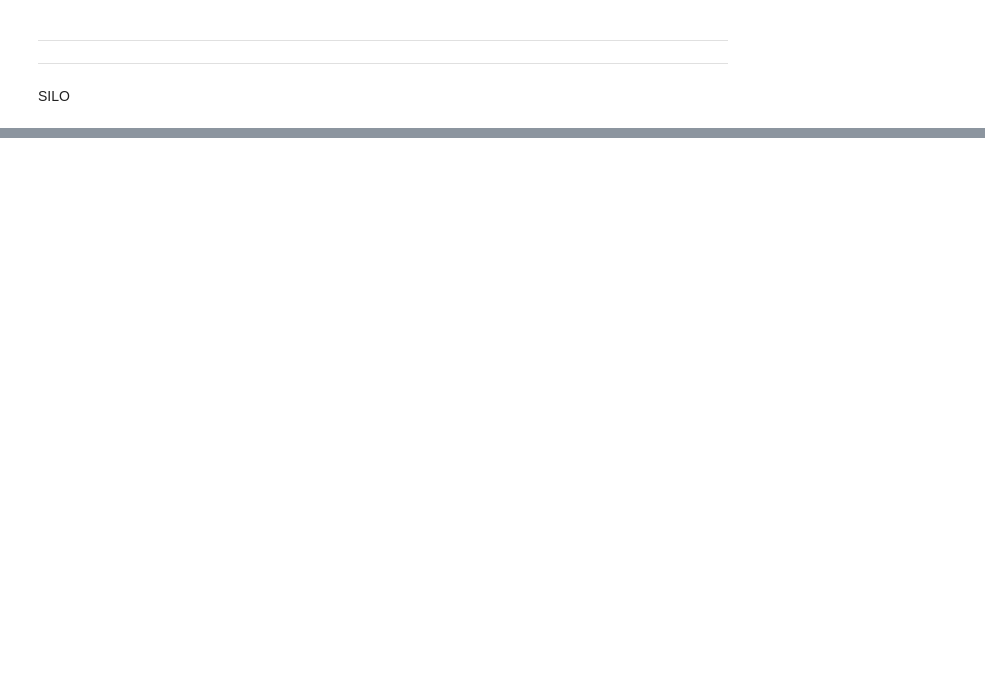
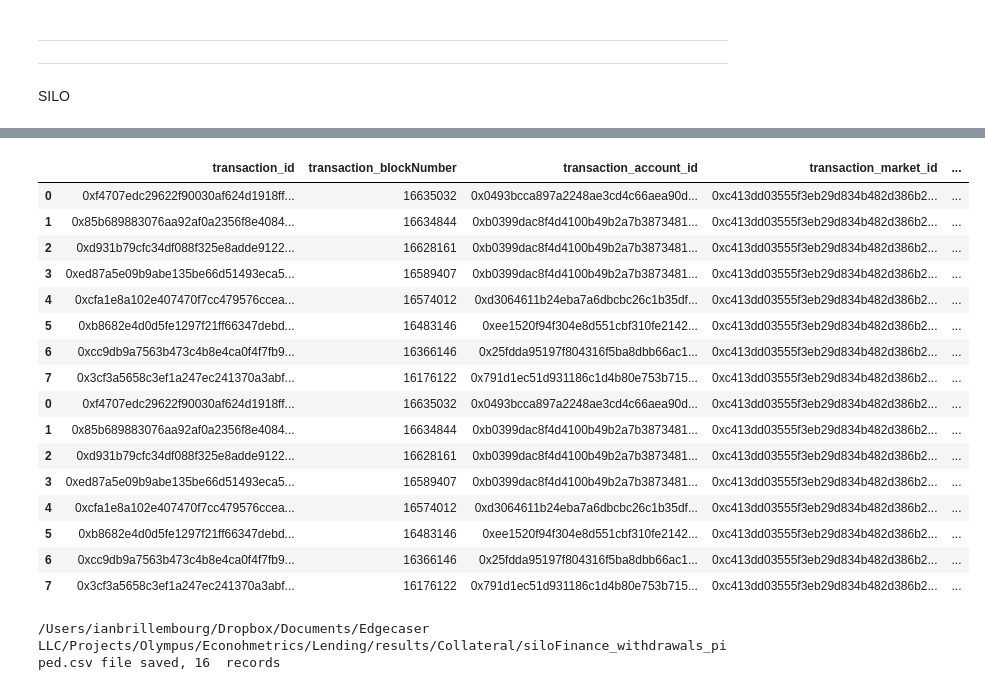
Before and after one commit to EdgeCaser/EconohmetricsOld, a Jupyter notebook: ohmFraxSiloVestaCollateral.ipynb, the cells around one changed output, grey strips where cells are left out. Saved outputs shown, nothing was run; the diff lists cells and outputs as text; code cells hidden in the pictures; blank space fills up the shorter version.

```diff
--- a/ohmFraxSiloVestaCollateral.ipynb
+++ b/ohmFraxSiloVestaCollateral.ipynb
@@ -116,0 +258,8 @@ siloCollateralDb.head(1000)
+# %%
+oldWithdrawalsDb = pd.DataFrame()
+siloFileName = file+'/siloFinance_Withdrawals.csv'
+try:
+    oldWithdrawalsDb = pd.read_csv (siloFileName)
+except:
+    oldWithdrawalsDb = pd.DataFrame()
+oldWithdrawalsDb.head(10)
@@ -116,0 +382,21 @@ siloCollateralDb.head(1000)
+# %%
+#I swear I will figure out synthetic fields, but until then...
+withdrawalsDbTimed = db.query("select distinct"
+               "            transaction_id "
+                           " ,transaction_blockNumber "
+                           ",transaction_account_id "
+                           ",transaction_market_id "
+                           ", transaction_market_canUseAsCollateral "
+                           ", transaction_asset_symbol "
+                           ",transaction_asset_decimals"
+                           ",transaction_asset_lastPriceUSD "
+                           ",transaction_amount "
+                           ",transaction_amount*10^(-transaction_asset_decimals) naturalAmount"
+                           " ,transaction_hash "
+                    "        ,to_timestamp(transaction_timestamp::int) dateTime "
+                    "        ,date_trunc('day',to_timestamp(transaction_timestamp::int)) calDate "
+               "From withdrawalsDb "
+               "where transaction_position_timestampClosed::bigint>0"
+               #" limit 100 "
+               ).df()
+withdrawalsDbTimed.head(1000)
@@ -116,0 +413,32 @@ siloCollateralDb.head(1000)
+# %%
+withdrawalsDbTimed=pd.concat([withdrawalsDbTimed,oldWithdrawalsDb])
+withdrawalsDbTimed.drop_duplicates(keep='first' )
+withdrawalsDbTimed.head(100)
+# %% [output]
+|  | transaction_id | transaction_blockNumber | transaction_account_id | transaction_market_id | ... |
+| 0 | 0xf4707edc29622f90030af624d1918ff... | 16635032 | 0x0493bcca897a2248ae3cd4c66aea90d... | 0xc413dd03555f3eb29d834b482d386b2... | ... |
+| 1 | 0x85b689883076aa92af0a2356f8e4084... | 16634844 | 0xb0399dac8f4d4100b49b2a7b3873481... | 0xc413dd03555f3eb29d834b482d386b2... | ... |
+| 2 | 0xd931b79cfc34df088f325e8adde9122... | 16628161 | 0xb0399dac8f4d4100b49b2a7b3873481... | 0xc413dd03555f3eb29d834b482d386b2... | ... |
+| 3 | 0xed87a5e09b9abe135be66d51493eca5... | 16589407 | 0xb0399dac8f4d4100b49b2a7b3873481... | 0xc413dd03555f3eb29d834b482d386b2... | ... |
+| 4 | 0xcfa1e8a102e407470f7cc479576ccea... | 16574012 | 0xd3064611b24eba7a6dbcbc26c1b35df... | 0xc413dd03555f3eb29d834b482d386b2... | ... |
+| 5 | 0xb8682e4d0d5fe1297f21ff66347debd... | 16483146 | 0xee1520f94f304e8d551cbf310fe2142... | 0xc413dd03555f3eb29d834b482d386b2... | ... |
+| 6 | 0xcc9db9a7563b473c4b8e4ca0f4f7fb9... | 16366146 | 0x25fdda95197f804316f5ba8dbb66ac1... | 0xc413dd03555f3eb29d834b482d386b2... | ... |
+| 7 | 0x3cf3a5658c3ef1a247ec241370a3abf... | 16176122 | 0x791d1ec51d931186c1d4b80e753b715... | 0xc413dd03555f3eb29d834b482d386b2... | ... |
+| 0 | 0xf4707edc29622f90030af624d1918ff... | 16635032 | 0x0493bcca897a2248ae3cd4c66aea90d... | 0xc413dd03555f3eb29d834b482d386b2... | ... |
+| 1 | 0x85b689883076aa92af0a2356f8e4084... | 16634844 | 0xb0399dac8f4d4100b49b2a7b3873481... | 0xc413dd03555f3eb29d834b482d386b2... | ... |
+| 2 | 0xd931b79cfc34df088f325e8adde9122... | 16628161 | 0xb0399dac8f4d4100b49b2a7b3873481... | 0xc413dd03555f3eb29d834b482d386b2... | ... |
+| 3 | 0xed87a5e09b9abe135be66d51493eca5... | 16589407 | 0xb0399dac8f4d4100b49b2a7b3873481... | 0xc413dd03555f3eb29d834b482d386b2... | ... |
+| 4 | 0xcfa1e8a102e407470f7cc479576ccea... | 16574012 | 0xd3064611b24eba7a6dbcbc26c1b35df... | 0xc413dd03555f3eb29d834b482d386b2... | ... |
+| 5 | 0xb8682e4d0d5fe1297f21ff66347debd... | 16483146 | 0xee1520f94f304e8d551cbf310fe2142... | 0xc413dd03555f3eb29d834b482d386b2... | ... |
+| 6 | 0xcc9db9a7563b473c4b8e4ca0f4f7fb9... | 16366146 | 0x25fdda95197f804316f5ba8dbb66ac1... | 0xc413dd03555f3eb29d834b482d386b2... | ... |
+| 7 | 0x3cf3a5658c3ef1a247ec241370a3abf... | 16176122 | 0x791d1ec51d931186c1d4b80e753b715... | 0xc413dd03555f3eb29d834b482d386b2... | ... |
+# %%
+path =file+'/siloFinance_withdrawals.csv'
+withdrawalsDbTimed.to_csv(path, index = False)
+
+path =file+'/siloFinance_withdrawals_piped.csv'
+withdrawalsDbTimed.to_csv(path, index = False, sep='|')
+
+print(path, 'file saved,', len(withdrawalsDbTimed),' records')
+# %% [output]
+/Users/ianbrillembourg/Dropbox/Documents/Edgecaser LLC/Projects/Olympus/Econohmetrics/Lending/results/Collateral/siloFinance_withdrawals_piped.csv file saved, 16  records
```
Also changed, not shown: parts of 18 cells of this notebook, 1 other file.
